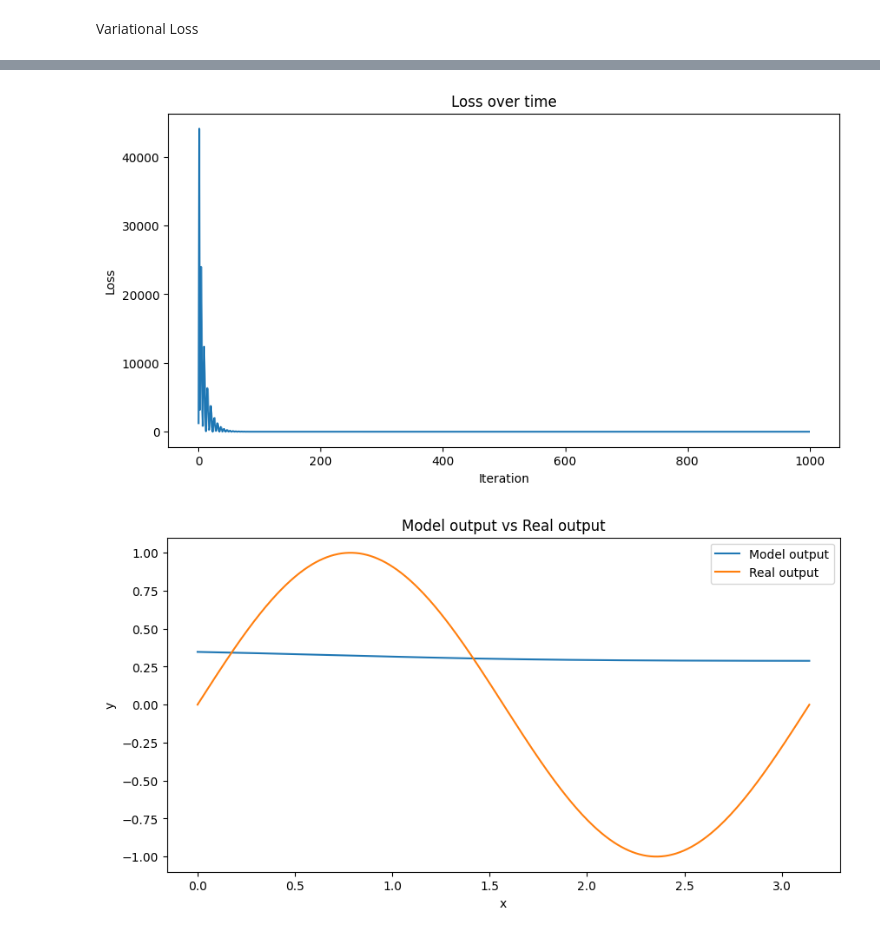
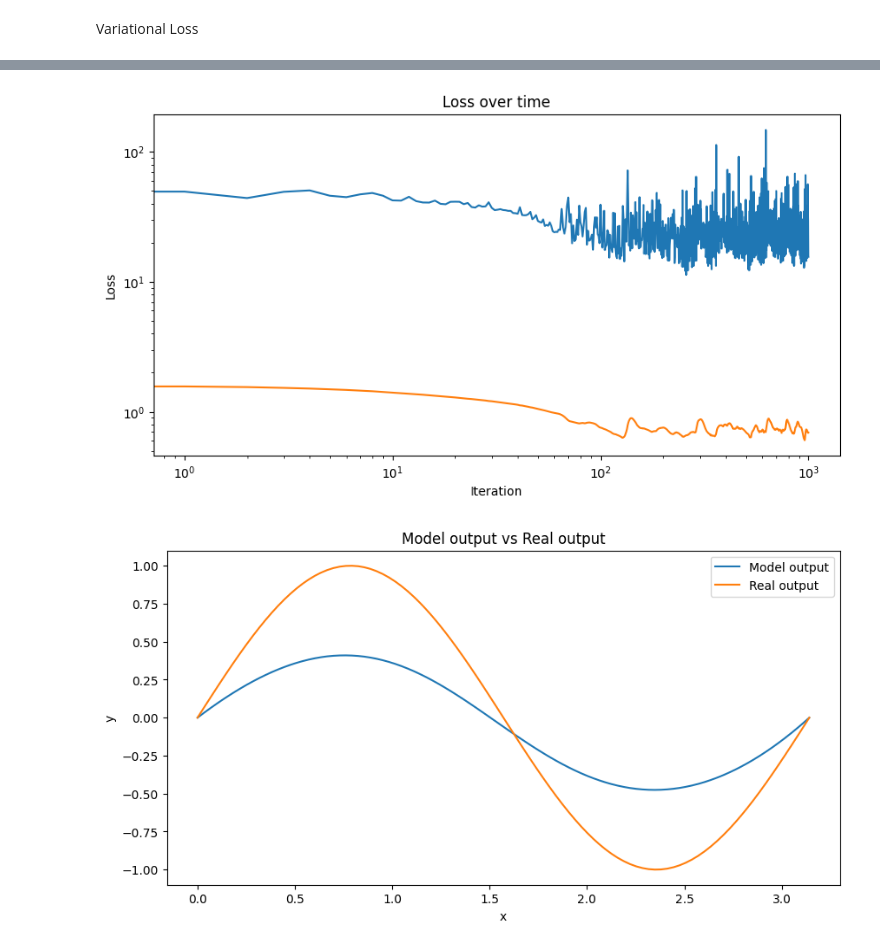
Before and after one commit to jpaguilarc99/PIML-EDP, a Jupyter notebook: vpinn/VPINN.ipynb, the cells around one changed output, grey strips where cells are left out. Saved outputs shown, nothing was run; the diff lists cells and outputs as text; code cells hidden in the pictures.

```diff
--- a/vpinn/VPINN.ipynb
+++ b/vpinn/VPINN.ipynb
@@ -142,15 +153,17 @@ class FCN(nn.Module):
         self.fce = nn.Linear(N_HIDDEN, N_OUTPUT)
 
     def forward(self, x):
+        a = x * (x - torch.pi)
         x = self.fcs(x)
         x = self.fch(x)
         x = self.fce(x)
-        return x
+        output = torch.einsum('ij,ij->ij', a, x)
+        return output
 # %% [markdown]
 Formulación problema
 # %%
 def f_rhs(x):
-  return -4*torch.sin(2 * x)
+  return 4*torch.sin(2 * x)
 
 def exact_u(x):
   return torch.sin(2 * x)
@@ -160,21 +173,26 @@ def exact_u(x):
 Variational Loss
 # %%
 def compute_integral(y, x):
-    dy = torch.autograd.grad(y, x, torch.ones_like(y), create_graph=True, retain_graph=True)[0]
-    integral = torch.trapz(dy, x, dim=0)
+    integral = torch.trapz(y, x, dim=0)
     return integral
 
-def compute_loss(model, x, v, f_rhs):
+def compute_loss(model, x, v):
     u = model(x)
     du = torch.autograd.grad(u, x, torch.ones_like(u), create_graph=True, retain_graph=True)[0]
-    dv = torch.autograd.grad(v.sum(), x, create_graph=True)[0]
 
-    integral_left = compute_integral(du * dv, x)
-    integral_right = compute_integral(f_rhs * v, x)
+    dvs = list()
+    for mode in v.T:
+        dv = torch.autograd.grad(mode.sum(), x, create_graph=True)[0]
+        dvs.append(dv)
+    dvs = torch.stack(dvs)
 
-    error_PDE = integral_left - integral_right
-    bc = model(torch.tensor([np.pi]))**2 + model(torch.tensor([0.]))**2
-    loss = torch.mean((error_PDE + bc)**2)
+    f_rhs_val = f_rhs(x)
+    integral_left = compute_integral(torch.einsum('jl,kjl->jk',du,dvs),x)
+    integral_right = compute_integral(torch.einsum('jl,jk->jk',f_rhs_val,v), x)
+
+    error_PDE = (integral_left - integral_right)**2
+    loss = error_PDE.sum()
+
     return loss
 
 def compute_L2_error(model, x, exact_u):
@@ -189,8 +207,8 @@ def compute_L2_error(model, x, exact_u):
     return L2_output.item()
 
 def main():
-    N = 100
-    n_pts = 1000
+    N_modes = 20
+    n_pts = 100
     iterations = 1000
 
     torch.manual_seed(123)
@@ -199,18 +217,20 @@ def main():
     losses = []
     L2_errors = []
 
-    x = torch.linspace(0, torch.pi, n_pts).requires_grad_(True).view(n_pts, 1)
-
-    n = torch.arange(1, n_pts + 1).float()
-    test_funcs = lambda x: torch.sin(torch.pi * n.view(-1, 1) * x)
-    v = test_funcs(x)
-    #v = torch.from_numpy(np.interp(x.detach().numpy(), np.linspace(0, 1, N), vecs_comp[:, 8])).float().requires_grad_(True).view(n_pts, 1)
-    f_rhs_val = f_rhs(x)
+    n = torch.linspace(1, N_modes, N_modes)
 
     for i in range(iterations):
+
+        random_points = torch.rand(n_pts)
+        x = torch.sort(random_points*torch.pi)[0]
+
+        x = x.requires_grad_(True).view(n_pts, 1)
+
+        v = torch.sin(torch.einsum('jk,i->ji', x, n))
+
         optimizer.zero_grad()
 
-        loss = compute_loss(model, x, v, f_rhs_val)
+        loss = compute_loss(model, x, v)
         loss.backward(retain_graph=True)
         optimizer.step()
 
@@ -220,7 +240,8 @@ def main():
             print(f"Loss at iteration {i+1}: {loss.item():.15f}")
 
     plt.figure(figsize=(10, 5))
-    plt.plot(losses)
+    plt.loglog(losses, label='Loss')
+    plt.loglog(L2_errors, label='L2 error')
     plt.title('Loss over time')
     plt.xlabel('Iteration')
     plt.ylabel('Loss')
@@ -265,5 +286,5 @@ Loss at iteration 1000: 0.000001613950189
-[figure, old version]
+[figure, new version]
-[figure, old version]
+[figure, new version]
 # %%
 n = torch.arange(1, 1000 + 1).float()
 test_funcs = lambda x: torch.sin(torch.pi * n.view(-1, 1) * x)
```
Also changed, not shown: parts of 7 cells of this notebook.
